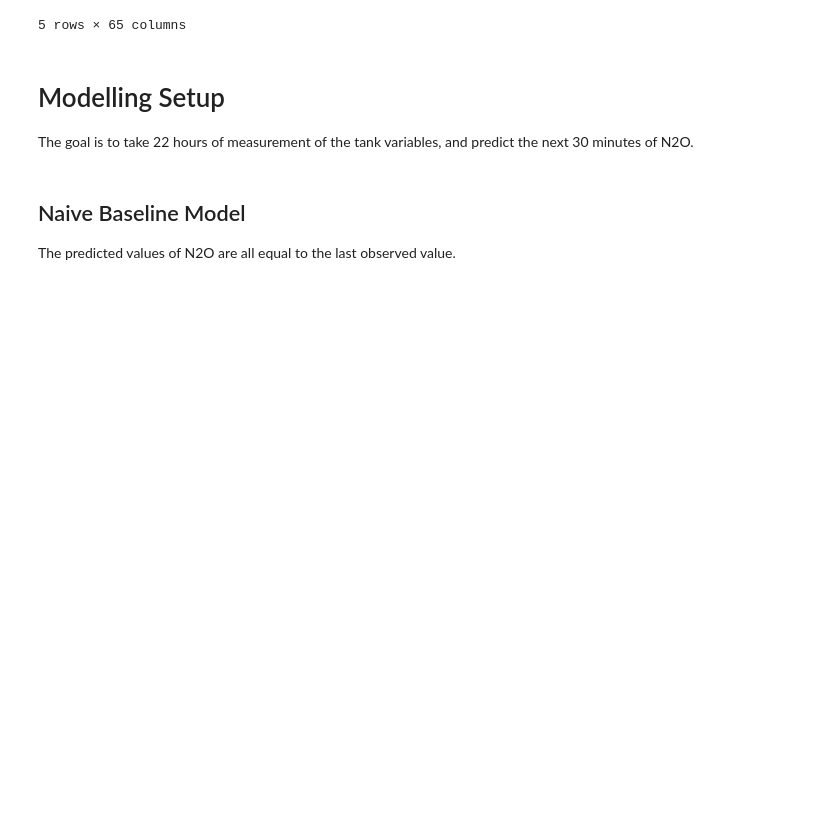
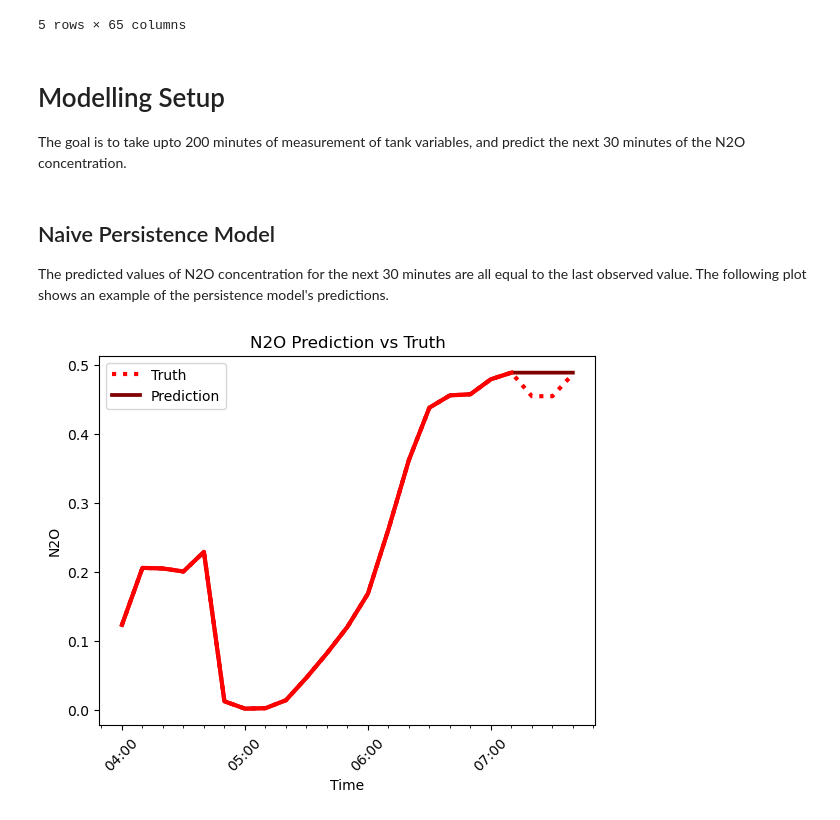
Before and after one commit to AmritpalSNijjar/wastewater_forecasting, a Jupyter notebook: notebooks/baselines.ipynb, the cells around one changed output. Cells and saved outputs as stored; diff of their text form; code cells hidden in the pictures; blank space fills up the shorter version.

Commit message:
baselines notebook

```diff
--- a/notebooks/baselines.ipynb
+++ b/notebooks/baselines.ipynb
@@ -33,8 +53,8 @@ train_df.head()
 # %% [markdown]
 # Modelling Setup
 
-The goal is to take 22 hours of measurement of the tank variables, and predict the next 30 minutes of N2O.
+The goal is to take upto 200 minutes of measurement of tank variables, and predict the next 30 minutes of the N2O concentration.
 # %% [markdown]
-## Naive Baseline Model
+## Naive Persistence Model
 
-The predicted values of N2O are all equal to the last observed value.
+The predicted values of N2O concentration for the next 30 minutes are all equal to the last observed value. The following plot shows an example of the persistence model's predictions.
@@ -172,40 +61,7 @@ def model_eval(model):
-# %%
-def plot_pred(model, datapoint, output_path = None):
-        """
-        Plots the true and predicted N2O values for a given model and datapoint.
-
-        Args:
-            model (Model): Model to use in prediction.
-            datapoint (DataFrame): DataFrame which contains a single row in the standard form,
-                                   where any of the `N2O_lag#`, `NO3_lag#`, and `NH4_lag#`
-                                   columns may be used for prediction.
-            output_path (str): Location to save file if desired.
-        """
-
-    current_time = datapoint.index[0]
-
-    n_past = 20
-    n_future = 2
-
-    time_array = pd.date_range(end = current_time + pd.Timedelta(minutes=n_future*10), periods=n_past + 1 + n_future, freq='10min')
-
-    truth_upto = datapoint[[f'N2O_lag{lag}' for lag in range(20, 0, -1)]].to_numpy()[0]
-    truth_to_compare = datapoint[['N2O', 'N2O_lead1', 'N2O_lead2']].to_numpy()[0]
-    pred = model.predict(datapoint).to_numpy()[0]
-
-    plt.plot(time_array, np.concatenate((truth_upto, truth_to_compare)), linestyle=':', color = 'r', linewidth = 3, label = 'Truth')
-    plt.plot(time_array, np.concatenate((truth_upto, pred)), color = 'maroon', linewidth = 2.7, label = 'Prediction')
-    plt.plot(time_array[:20], truth_upto, color = 'r',linewidth = 3)
-    plt.legend()
-
-    plt.gca().xaxis.set_major_formatter(mdates.DateFormatter('%H:%M'))
-    plt.gca().xaxis.set_major_locator(mdates.HourLocator())
-    plt.gca().xaxis.set_minor_locator(mdates.MinuteLocator(byminute=range(0,60,10)))
-    plt.xticks(rotation=45)
-    plt.xlabel('Time')
-    plt.ylabel('N2O') # add units!!
-    plt.title('N2O Prediction vs Truth')
-    plt.legend()
-
-    if output_path:
-        pass
+# %%
+naive = NaivePersistence()
+dp = train_df.iloc[[30]]
+
+plot_pred(naive, dp)
+# %% [output]
+[figure, added]
```
Also changed, not shown: parts of 21 cells of this notebook.
